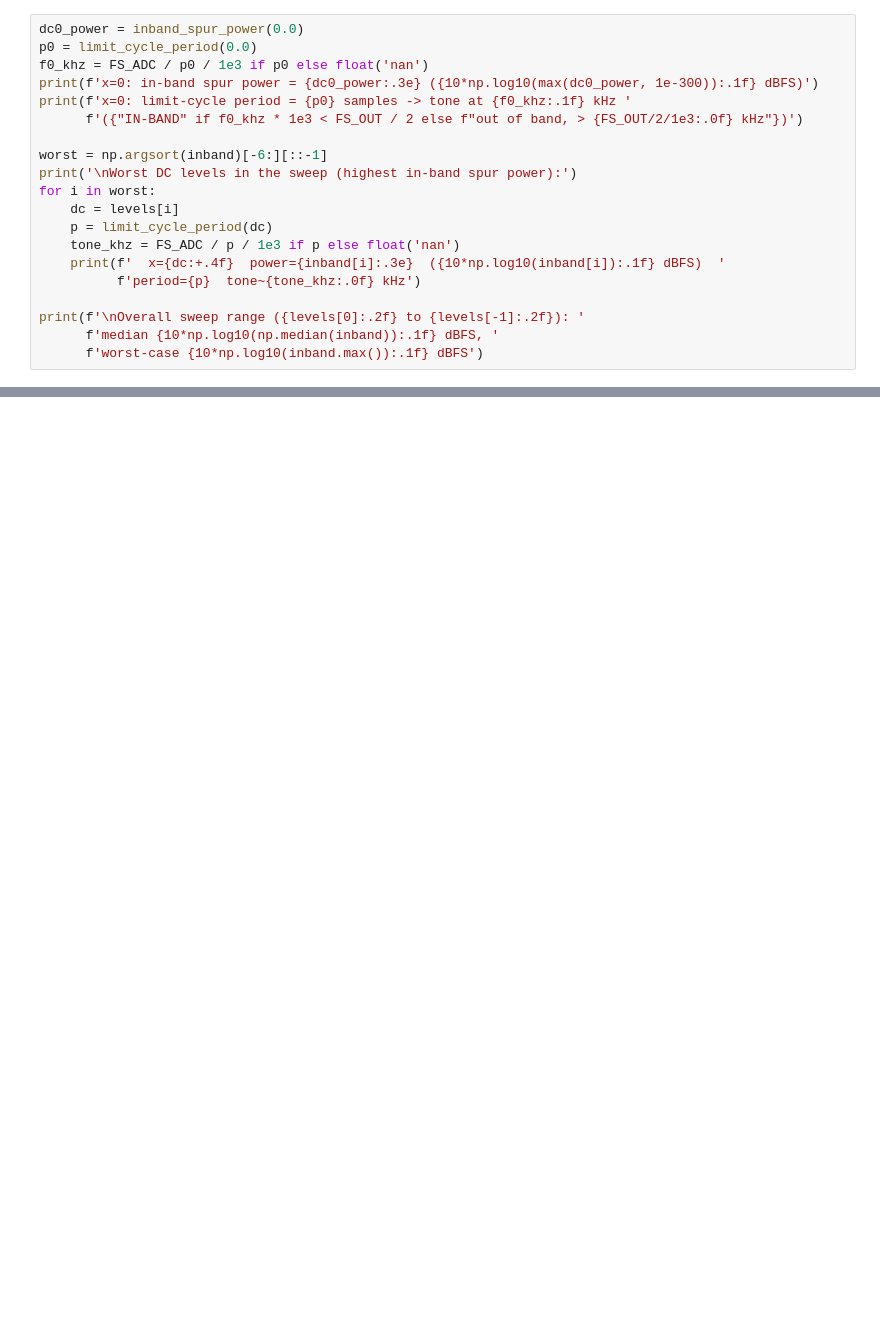
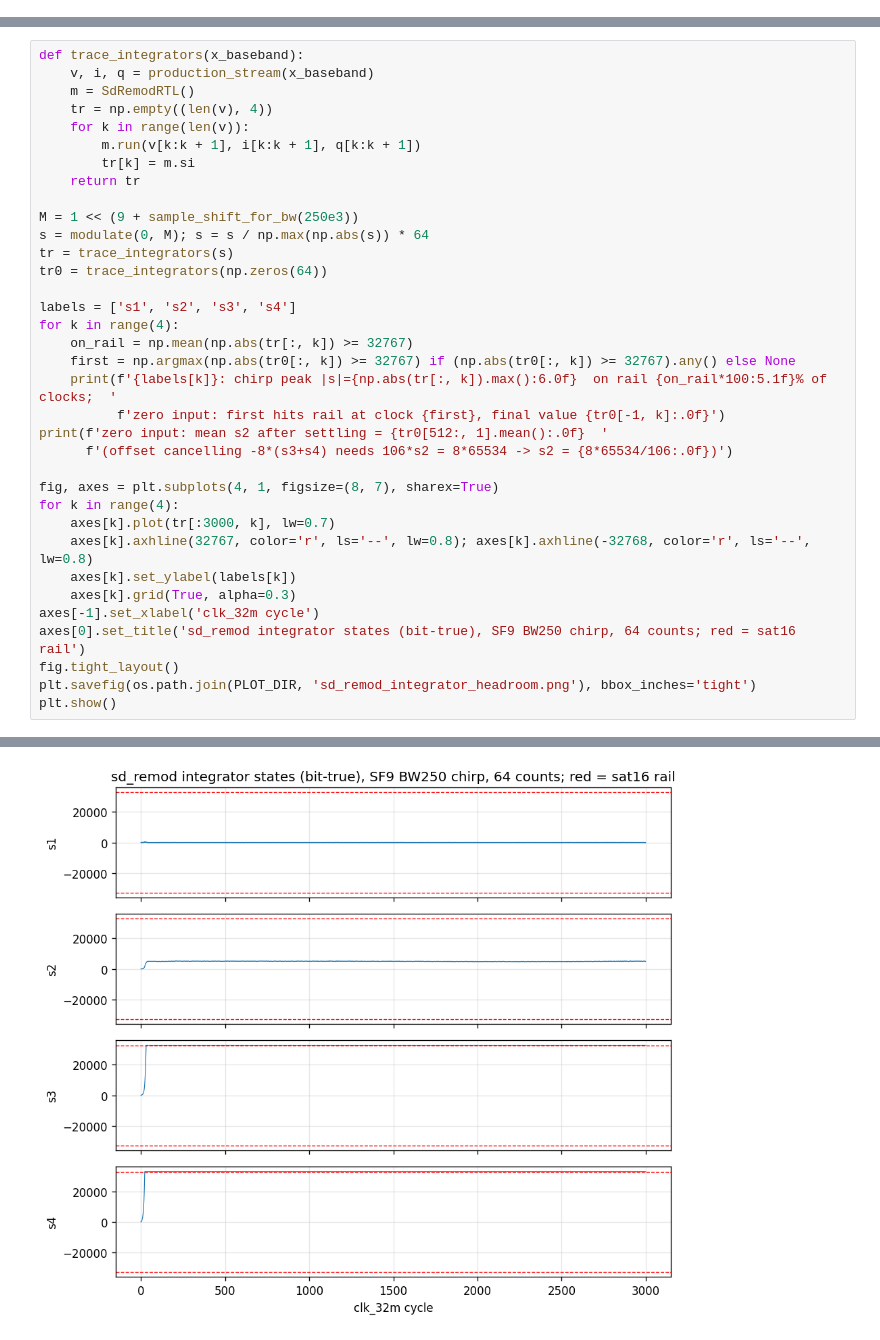
Before and after one commit to Sheffield-Chip-Design-Team/chipathon-2026-trouper, a Jupyter notebook: sim/notebooks/14_sd_remod.ipynb, the cells around one changed output, grey strips where cells are left out. Saved outputs shown, nothing was run; the diff lists cells and outputs as text; blank space fills up the shorter version.

```diff
--- a/sim/notebooks/14_sd_remod.ipynb
+++ b/sim/notebooks/14_sd_remod.ipynb
@@ -380,20 +0,0 @@ Saved: sim/plots/sd_remod_dead_zone.png
-# %%
-dc0_power = inband_spur_power(0.0)
-p0 = limit_cycle_period(0.0)
-f0_khz = FS_ADC / p0 / 1e3 if p0 else float('nan')
-print(f'x=0: in-band spur power = {dc0_power:.3e} ({10*np.log10(max(dc0_power, 1e-300)):.1f} dBFS)')
-print(f'x=0: limit-cycle period = {p0} samples -> tone at {f0_khz:.1f} kHz '
-      f'({"IN-BAND" if f0_khz * 1e3 < FS_OUT / 2 else f"out of band, > {FS_OUT/2/1e3:.0f} kHz"})')
-
-worst = np.argsort(inband)[-6:][::-1]
-print('\nWorst DC levels in the sweep (highest in-band spur power):')
-for i in worst:
-    dc = levels[i]
-    p = limit_cycle_period(dc)
-    tone_khz = FS_ADC / p / 1e3 if p else float('nan')
-    print(f'  x={dc:+.4f}  power={inband[i]:.3e}  ({10*np.log10(inband[i]):.1f} dBFS)  '
-          f'period={p}  tone~{tone_khz:.0f} kHz')
-
-print(f'\nOverall sweep range ({levels[0]:.2f} to {levels[-1]:.2f}): '
-      f'median {10*np.log10(np.median(inband)):.1f} dBFS, '
-      f'worst-case {10*np.log10(inband.max()):.1f} dBFS')
@@ -433,0 +295,36 @@ budget (see `13_mrc_combiner.ipynb` for that).
+# %%
+def trace_integrators(x_baseband):
+    v, i, q = production_stream(x_baseband)
+    m = SdRemodRTL()
+    tr = np.empty((len(v), 4))
+    for k in range(len(v)):
+        m.run(v[k:k + 1], i[k:k + 1], q[k:k + 1])
+        tr[k] = m.si
+    return tr
+
+M = 1 << (9 + sample_shift_for_bw(250e3))
+s = modulate(0, M); s = s / np.max(np.abs(s)) * 64
+tr = trace_integrators(s)
+tr0 = trace_integrators(np.zeros(64))
+
+labels = ['s1', 's2', 's3', 's4']
+for k in range(4):
+    on_rail = np.mean(np.abs(tr[:, k]) >= 32767)
+    first = np.argmax(np.abs(tr0[:, k]) >= 32767) if (np.abs(tr0[:, k]) >= 32767).any() else None
+    print(f'{labels[k]}: chirp peak |s|={np.abs(tr[:, k]).max():6.0f}  on rail {on_rail*100:5.1f}% of clocks;  '
+          f'zero input: first hits rail at clock {first}, final value {tr0[-1, k]:.0f}')
+print(f'zero input: mean s2 after settling = {tr0[512:, 1].mean():.0f}  '
+      f'(offset cancelling -8*(s3+s4) needs 106*s2 = 8*65534 -> s2 = {8*65534/106:.0f})')
+
+fig, axes = plt.subplots(4, 1, figsize=(8, 7), sharex=True)
+for k in range(4):
+    axes[k].plot(tr[:3000, k], lw=0.7)
+    axes[k].axhline(32767, color='r', ls='--', lw=0.8); axes[k].axhline(-32768, color='r', ls='--', lw=0.8)
+    axes[k].set_ylabel(labels[k])
+    axes[k].grid(True, alpha=0.3)
+axes[-1].set_xlabel('clk_32m cycle')
+axes[0].set_title('sd_remod integrator states (bit-true), SF9 BW250 chirp, 64 counts; red = sat16 rail')
+fig.tight_layout()
+plt.savefig(os.path.join(PLOT_DIR, 'sd_remod_integrator_headroom.png'), bbox_inches='tight')
+plt.show()
+# %% [output]
@@ -433,0 +336 @@ budget (see `13_mrc_combiner.ipynb` for that).
+[figure, added]
```
Also changed, not shown: parts of 39 cells of this notebook, 41 other files.
